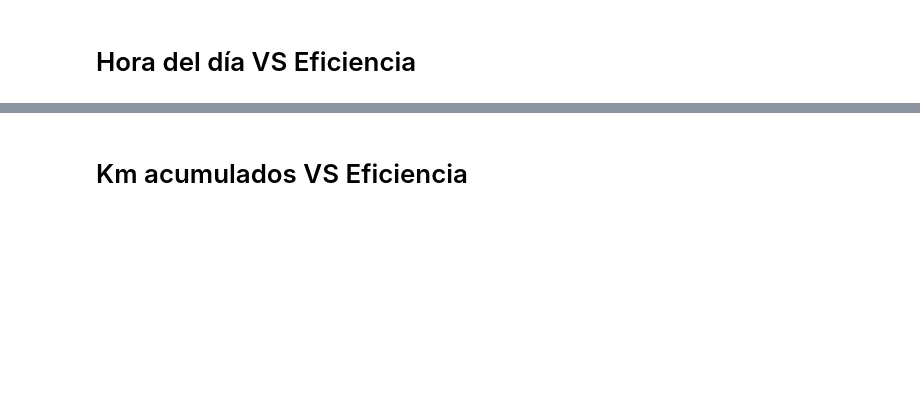
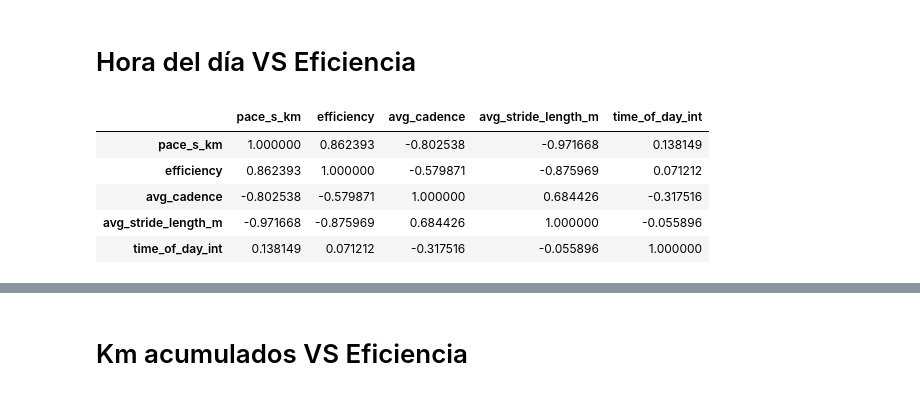
Before and after one commit to asierrodri/EDA-Running, a Jupyter notebook: src/notebooks/analisis.ipynb, the cells around one changed output, grey strips where cells are left out. Cells and saved outputs as stored; diff of their text form; code cells hidden in the pictures; blank space fills up the shorter version.

```diff
--- a/src/notebooks/analisis.ipynb
+++ b/src/notebooks/analisis.ipynb
@@ -173,5 +173,14 @@ sns.lmplot(data=df_final, x="avg_cadence", y="efficiency", col="runner", col_wra
 # %% [markdown]
 # Hora del día VS Eficiencia
+# %%
+df_final[df_final["runner"] == "log"].corr(numeric_only=True)
+# %% [output]
+|  | pace_s_km | efficiency | avg_cadence | avg_stride_length_m | time_of_day_int |
+| pace_s_km | 1.000000 | 0.862393 | -0.802538 | -0.971668 | 0.138149 |
+| efficiency | 0.862393 | 1.000000 | -0.579871 | -0.875969 | 0.071212 |
+| avg_cadence | -0.802538 | -0.579871 | 1.000000 | 0.684426 | -0.317516 |
+| avg_stride_length_m | -0.971668 | -0.875969 | 0.684426 | 1.000000 | -0.055896 |
+| time_of_day_int | 0.138149 | 0.071212 | -0.317516 | -0.055896 | 1.000000 |
 # %%
 sns.boxplot(data=df_final, x="time_of_day", y="efficiency")
 # %% [output]
```
Also changed, not shown: parts of 36 cells of this notebook, 3 other files.
